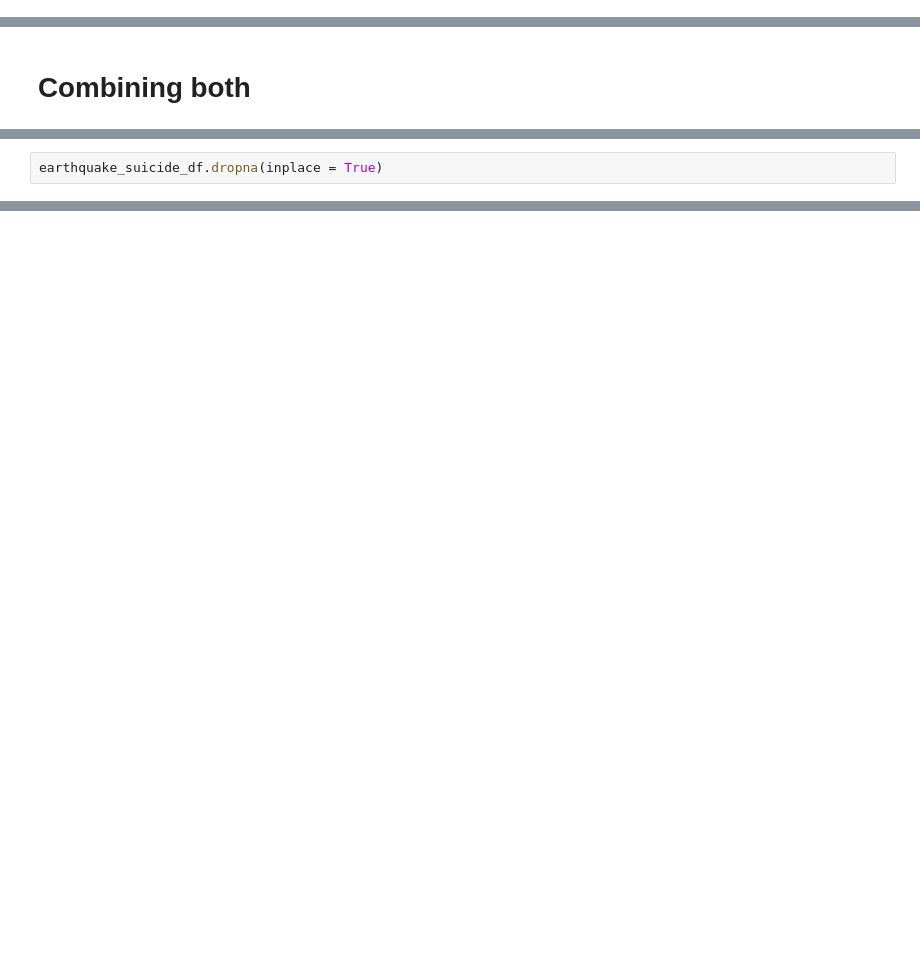
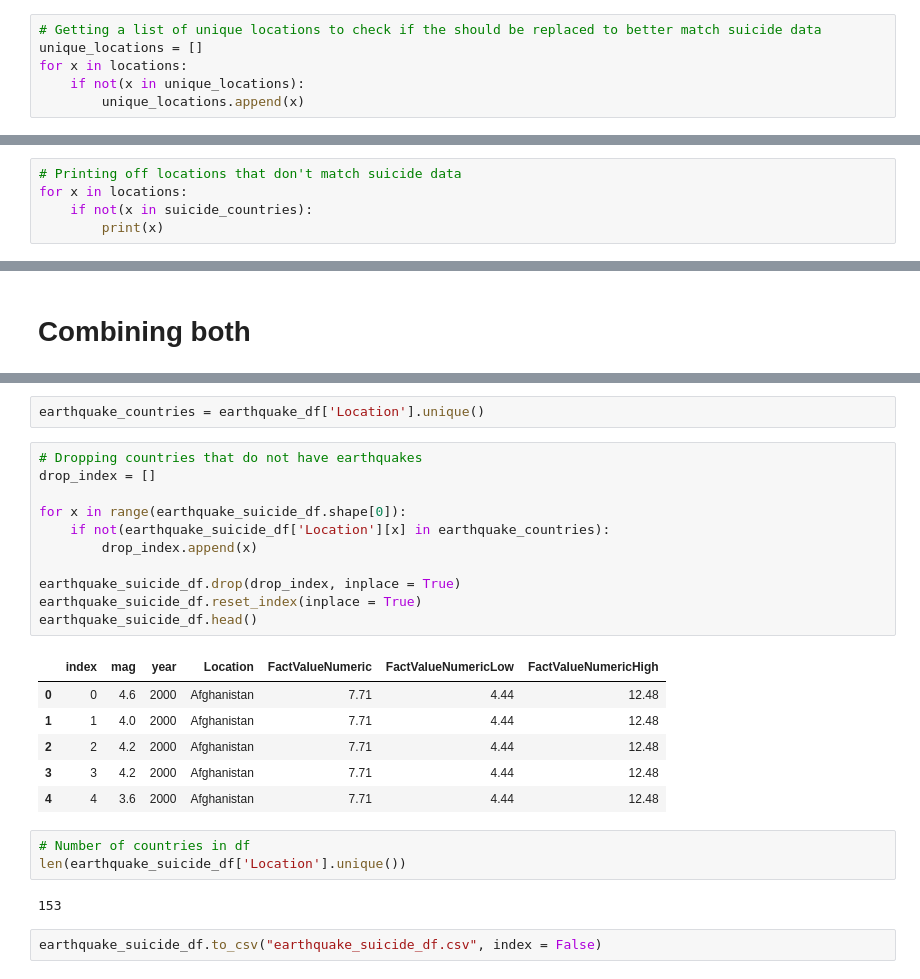
Before and after one commit to SRoethlisberger85/Earthquake_Analysis, a Jupyter notebook: suicide_data_analysis.ipynb, the cells around one changed output, grey strips where cells are left out. Cells and saved outputs as stored; diff of their text form; blank space fills up the shorter version.

```diff
--- a/suicide_data_analysis.ipynb
+++ b/suicide_data_analysis.ipynb
@@ -159,0 +156,6 @@ earthquake_df.reset_index(drop=True, inplace = True)
+# %%
+# Getting a list of unique locations to check if the should be replaced to better match suicide data
+unique_locations = []
+for x in locations:
+    if not(x in unique_locations):
+        unique_locations.append(x)
@@ -159,0 +164,5 @@ earthquake_df.reset_index(drop=True, inplace = True)
+# %%
+# Printing off locations that don't match suicide data
+for x in locations:
+    if not(x in suicide_countries):
+        print(x)
@@ -264,2 +265,0 @@ earthquake_suicide_df[earthquake_suicide_df["Location"] == 'Japan']
-# %%
-earthquake_suicide_df.dropna(inplace = True)
@@ -265,0 +268,27 @@ earthquake_suicide_df.dropna(inplace = True)
+# %%
+earthquake_countries = earthquake_df['Location'].unique()
+# %%
+# Dropping countries that do not have earthquakes
+drop_index = []
+
+for x in range(earthquake_suicide_df.shape[0]):
+    if not(earthquake_suicide_df['Location'][x] in earthquake_countries):
+        drop_index.append(x)
+
+earthquake_suicide_df.drop(drop_index, inplace = True)
+earthquake_suicide_df.reset_index(inplace = True)
+earthquake_suicide_df.head()
+# %% [output]
+|  | index | mag | year | Location | FactValueNumeric | FactValueNumericLow | FactValueNumericHigh |
+| 0 | 0 | 4.6 | 2000 | Afghanistan | 7.71 | 4.44 | 12.48 |
+| 1 | 1 | 4.0 | 2000 | Afghanistan | 7.71 | 4.44 | 12.48 |
+| 2 | 2 | 4.2 | 2000 | Afghanistan | 7.71 | 4.44 | 12.48 |
+| 3 | 3 | 4.2 | 2000 | Afghanistan | 7.71 | 4.44 | 12.48 |
+| 4 | 4 | 3.6 | 2000 | Afghanistan | 7.71 | 4.44 | 12.48 |
+# %%
+# Number of countries in df
+len(earthquake_suicide_df['Location'].unique())
+# %% [output]
+153
+# %%
+earthquake_suicide_df.to_csv("earthquake_suicide_df.csv", index = False)
```
Also changed, not shown: parts of 19 cells of this notebook, 2 other files.
